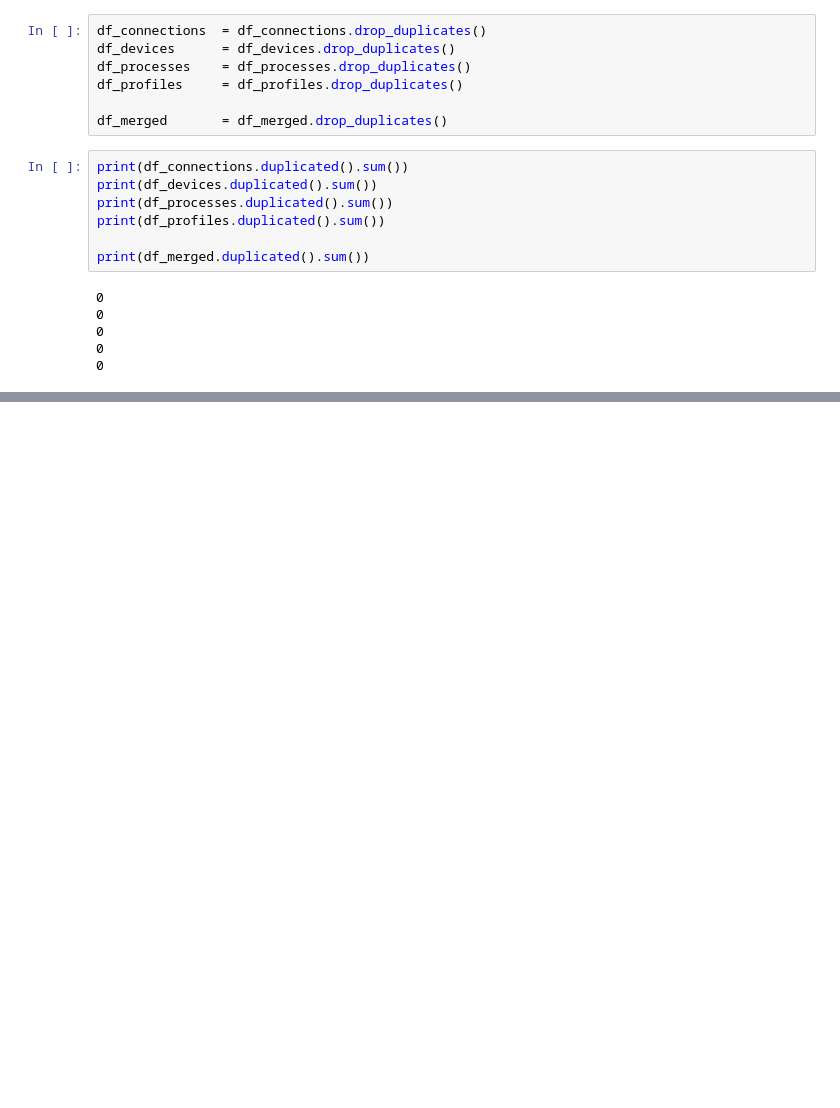
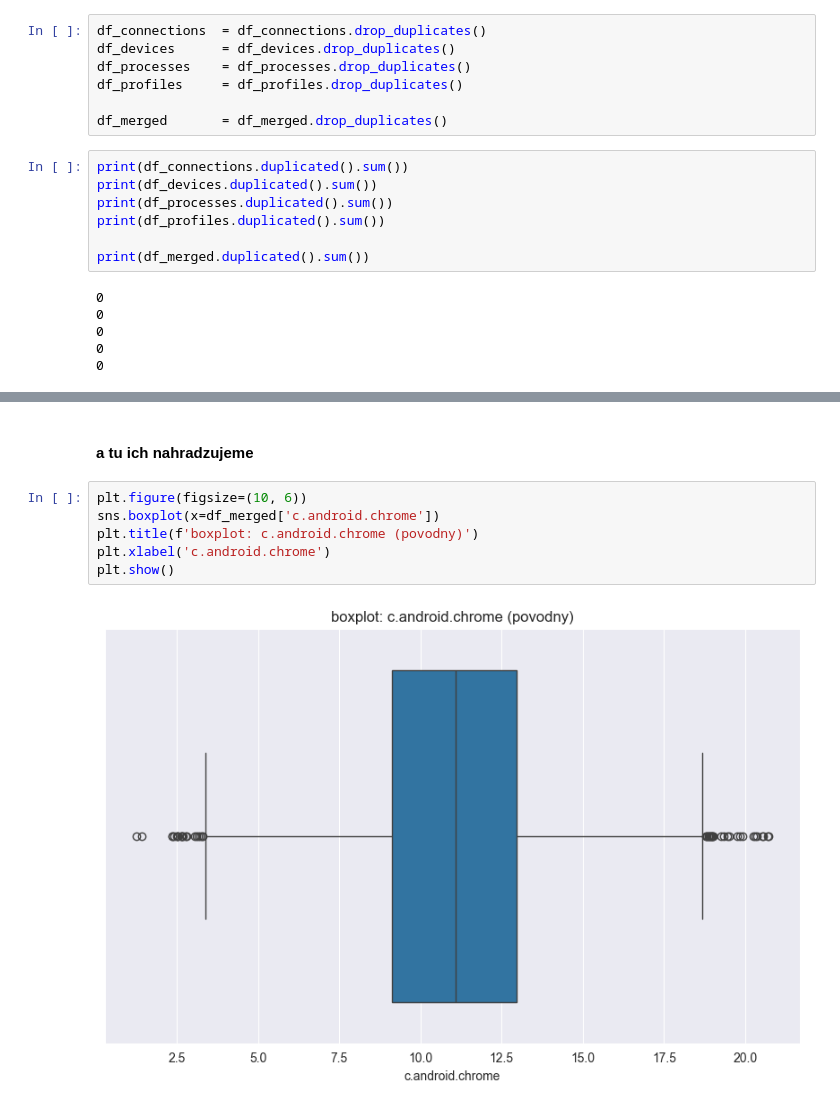
Before and after one commit to xtancos/IAU_project, a Jupyter notebook: main_main.ipynb, the cells around one changed output, grey strips where cells are left out. Cells and saved outputs as stored; diff of their text form; blank space fills up the shorter version.

```diff
--- a/main_main.ipynb
+++ b/main_main.ipynb
@@ -517,0 +545,10 @@ print(df_merged.duplicated().sum())
+# %% [markdown]
+#### a tu ich nahradzujeme
+# %%
+plt.figure(figsize=(10, 6))
+sns.boxplot(x=df_merged['c.android.chrome'])
+plt.title(f'boxplot: c.android.chrome (povodny)')
+plt.xlabel('c.android.chrome')
+plt.show()
+# %% [output]
+[figure, added]
```
Also changed, not shown: parts of 10 cells of this notebook.
